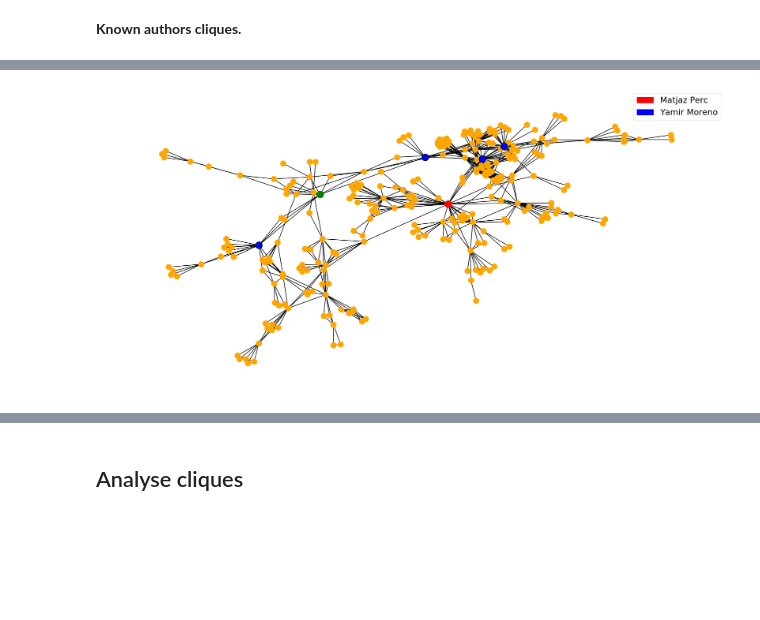
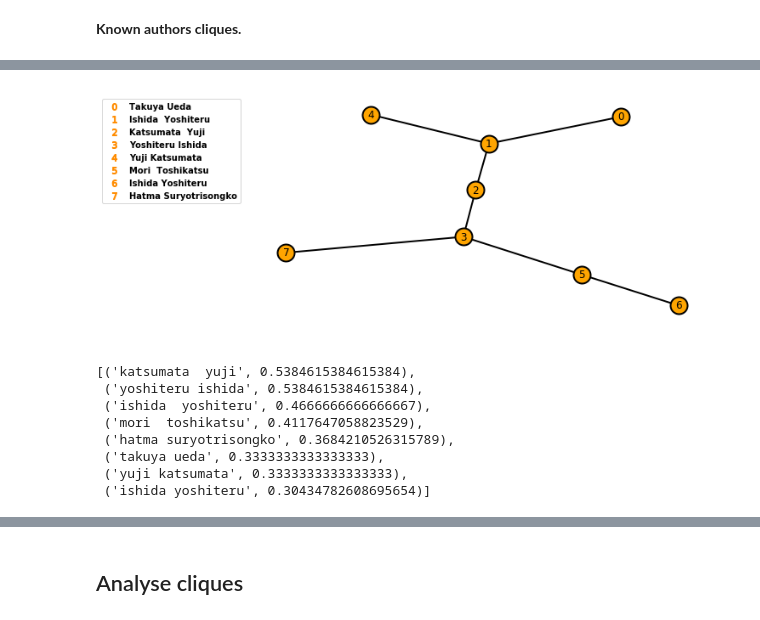
Before and after one commit to Nikoleta-v3/bibliometric-study-of-the-prisoners-dilemma, a Jupyter notebook: src/nbs/7. Sub graphs Analysis.ipynb, the cells around one changed output, grey strips where cells are left out. Saved outputs shown, nothing was run; the diff lists cells and outputs as text; code cells hidden in the pictures; blank space fills up the shorter version.

```diff
--- a/src/nbs/7. Sub graphs Analysis.ipynb
+++ b/src/nbs/7. Sub graphs Analysis.ipynb
@@ -69,7 +69,7 @@ len(graphs)
 **Known authors cliques.**
 # %%
 for i, g in enumerate(graphs):
-    for k in ['r. axelrod', 'martin a. nowak', 'daniel ashlock', 'joshua b. plotkin', 'matjaz perc']:
+    for k in ['takuya ueda']:
         D = g
         if k in D.nodes():
             print(i, k)
@@ -82,2 +78,2 @@ for i, g in enumerate(graphs):
 # %%
-D = graphs[11]
+D = graphs[52]
@@ -86,30 +105,41 @@ labels = {}
 for i,n in enumerate(D.nodes()):
     labels.update({n : i})
 # %%
-fig, ax = plt.subplots(figsize=(40, 20))
+fig, ax = plt.subplots(figsize=(10, 5))
 pos = nx.spring_layout(D)
 nodes = nx.draw_networkx_nodes(D, pos, linewidths=2, node_color='orange', node_size=400)
-nodes = nx.draw_networkx_nodes(D, pos, nodelist=['martin a. nowak'], linewidths=2, node_color='green', node_size=600)
-nodes = nx.draw_networkx_nodes(D, pos, nodelist=['matjaz perc'], linewidths=2, node_color='red', node_size=600)
+# nodes = nx.draw_networkx_nodes(D, pos, nodelist=['martin a. nowak'], linewidths=2, node_color='green', node_size=600)
+# nodes = nx.draw_networkx_nodes(D, pos, nodelist=['matjaz perc'], linewidths=2, node_color='red', node_size=600)
 
-nodes = nx.draw_networkx_nodes(D, pos, nodelist=['yamir moreno', 'arne traulsen',
-                                                 'angel sánchez', 'krishnendu chatterjee'], linewidths=2, node_color='blue', node_size=600)
+# nodes = nx.draw_networkx_nodes(D, pos, nodelist=['yamir moreno', 'arne traulsen',
+#                                                  'angel sánchez', 'krishnendu chatterjee'], linewidths=2, node_color='blue', node_size=600)
 
 nodes.set_edgecolor('black'); nx.draw_networkx_edges(D, pos, width=2)
-# nx.draw_networkx_labels(D, pos, labels)
+nx.draw_networkx_labels(D, pos, labels)
 limits=plt.axis('off')
 
-red_patch = mpatches.Patch(color='red', label='Matjaz Perc')
-green_patch = mpatches.Patch(color='green', label='Martin A. Nowak')
-green_patch = mpatches.Patch(color='blue', label='Yamir Moreno')
-plt.legend(handles=[red_patch, green_patch], fontsize=30);
+# red_patch = mpatches.Patch(color='red', label='Matjaz Perc')
+# green_patch = mpatches.Patch(color='green', label='Martin A. Nowak')
+# green_patch = mpatches.Patch(color='blue', label='Yamir Moreno')
+# plt.legend(handles=[red_patch, green_patch], fontsize=30);
 
-# h = []
-# for name in labels:
-#     h.append(lines.Line2D([], [], marker='$' + str(labels[name]) + '$', markersize=8,
-#                           label=name.title(), linewidth=0, color='darkorange'))
+h = []
+for name in labels:
+    h.append(lines.Line2D([], [], marker='$' + str(labels[name]) + '$', markersize=8,
+                          label=name.title(), linewidth=0, color='darkorange'))
 #     ax.legend(handles=h, fontsize=20, bbox_to_anchor=(0, 1), prop=legend_properties)
-
-#plt.savefig('/home/nightwing/rsc/Literature-Article/assets/images/Perc.pdf')
+    lgd  = ax.legend(handles=h, fontsize=20, bbox_to_anchor=(0, 1), prop=legend_properties)
+plt.savefig('/home/nightwing/rsc/Literature-Article/assets/images/centrality_example.pdf', bbox_extra_artists=(lgd,), bbox_inches='tight')
 # %% [output]
-[figure, old version]
+[figure, new version]
+# %%
+sorted(nx.closeness_centrality(D).items(), key=lambda x:x[1], reverse=True)[0:10]
+# %% [output]
+[('katsumata  yuji', 0.5384615384615384),
+ ('yoshiteru ishida', 0.5384615384615384),
+ ('ishida  yoshiteru', 0.4666666666666667),
+ ('mori  toshikatsu', 0.4117647058823529),
+ ('hatma suryotrisongko', 0.3684210526315789),
+ ('takuya ueda', 0.3333333333333333),
+ ('yuji katsumata', 0.3333333333333333),
+ ('ishida yoshiteru', 0.30434782608695654)]
```
Also changed, not shown: parts of 3 cells of this notebook, 56 other files.
